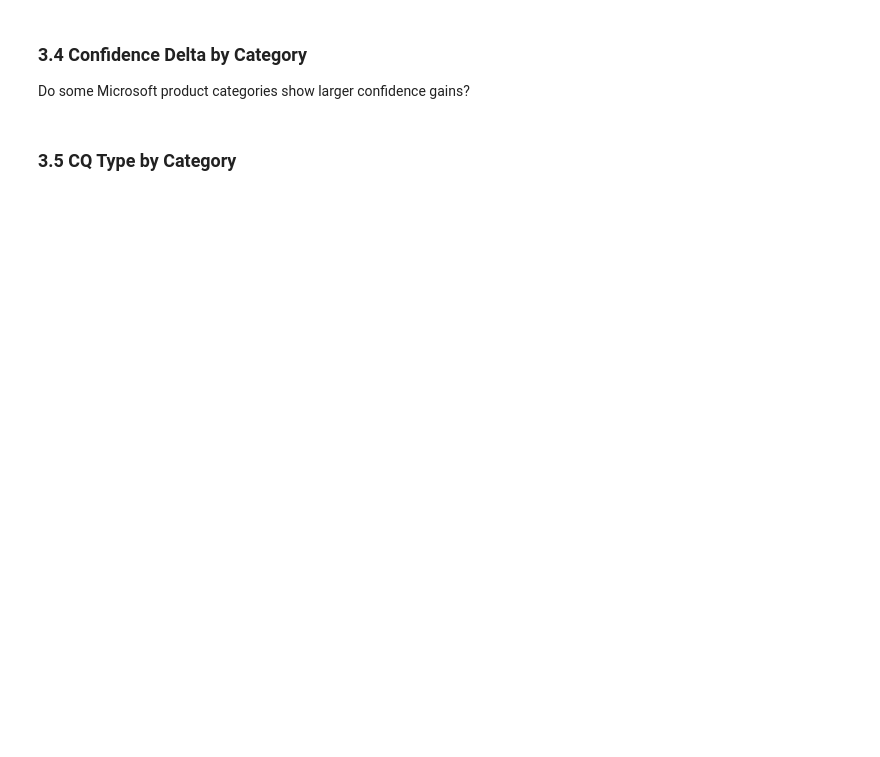
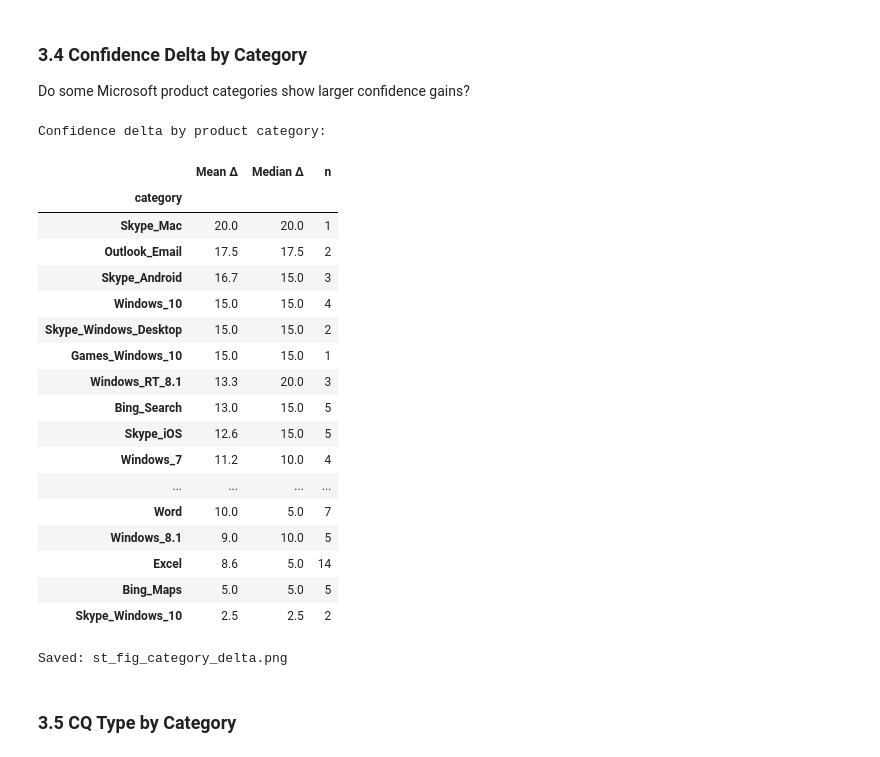
Before and after one commit to dagmaros27/llm-uncertainity-benchmark, a Jupyter notebook: pilot_study/notebooks/ms-dialog/msdialog_analysis.ipynb, the cells around one changed output. Drawn from its saved outputs; the diff is of its cells as text; code cells hidden in the pictures; blank space fills up the shorter version.

```diff
--- a/pilot_study/notebooks/ms-dialog/msdialog_analysis.ipynb
+++ b/pilot_study/notebooks/ms-dialog/msdialog_analysis.ipynb
@@ -153,7 +180,9 @@ print("Saved: st_fig_cq_type.png")
 Does the type of CQ predict how much confidence is gained after the user responds?
 # %%
 # Merge CQ type into single-turn results
-st_with_type = st.merge(
+# Drop the empty pipeline-written cq_type column first to avoid merge conflicts
+st_merge = st.drop(columns=["cq_type"], errors="ignore")
+st_with_type = st_merge.merge(
     st_valid[[q_col_st, "label"]].rename(columns={q_col_st: "clarifying_question", "label": "cq_type"}),
     on="clarifying_question", how="left"
 )
@@ -180,7 +209,7 @@ else:
 # Visualise
 fig, axes = plt.subplots(1, 2, figsize=(11, 4))
 
-# Box / violin plot
+# Box plot
 order = ["EPISTEMIC", "ALEATORIC"]
 data_plot = [typed[typed["cq_type"] == lbl]["conf_delta"].values for lbl in order]
 bp = axes[0].boxplot(data_plot, labels=order, patch_artist=True,
@@ -213,30 +250,50 @@ Do some Microsoft product categories show larger confidence gains?
 # %%
 cat_stats = (
     st_with_type
-    .assign(conf_delta=lambda d: d["updated_confidence"] - d["preliminary_confidence"])
     .groupby("category")["conf_delta"]
     .agg(["mean", "median", "count"])
     .rename(columns={"mean": "Mean Δ", "median": "Median Δ", "count": "n"})
     .sort_values("Mean Δ", ascending=False)
 )
 
 print("Confidence delta by product category:")
 display(cat_stats.round(1))
 
 fig, ax = plt.subplots(figsize=(12, 5))
 cats = cat_stats.index.tolist()
 vals = cat_stats["Mean Δ"].values
 colors = ["seagreen" if v >= 0 else "salmon" for v in vals]
 ax.barh(cats, vals, color=colors)
 ax.axvline(0, color="black", lw=0.8)
 ax.set_xlabel("Mean Δ Confidence (pp)")
 ax.set_title(f"Mean Confidence Delta by Category — {MODEL_ID}")
 for i, (v, n) in enumerate(zip(vals, cat_stats["n"].values)):
     ax.text(v + (1 if v >= 0 else -1), i, f"n={n}", va="center", fontsize=8)
 plt.tight_layout()
 plt.savefig(OUTPUTS / "st_fig_category_delta.png", dpi=150)
 plt.show()
 print("Saved: st_fig_category_delta.png")
+# %% [output]
+Confidence delta by product category:
+|  | Mean Δ | Median Δ | n |
+| category |  |  |  |
+| Skype_Mac | 20.0 | 20.0 | 1 |
+| Outlook_Email | 17.5 | 17.5 | 2 |
+| Skype_Android | 16.7 | 15.0 | 3 |
+| Windows_10 | 15.0 | 15.0 | 4 |
+| Skype_Windows_Desktop | 15.0 | 15.0 | 2 |
+| Games_Windows_10 | 15.0 | 15.0 | 1 |
+| Windows_RT_8.1 | 13.3 | 20.0 | 3 |
+| Bing_Search | 13.0 | 15.0 | 5 |
+| Skype_iOS | 12.6 | 15.0 | 5 |
+| Windows_7 | 11.2 | 10.0 | 4 |
+| ... | ... | ... | ... |
+| Word | 10.0 | 5.0 | 7 |
+| Windows_8.1 | 9.0 | 10.0 | 5 |
+| Excel | 8.6 | 5.0 | 14 |
+| Bing_Maps | 5.0 | 5.0 | 5 |
+| Skype_Windows_10 | 2.5 | 2.5 | 2 |
+Saved: st_fig_category_delta.png
 # %% [markdown]
 ### 3.5 CQ Type by Category
 # %%
```
Also changed, not shown: parts of 14 cells of this notebook, 22 other files.
